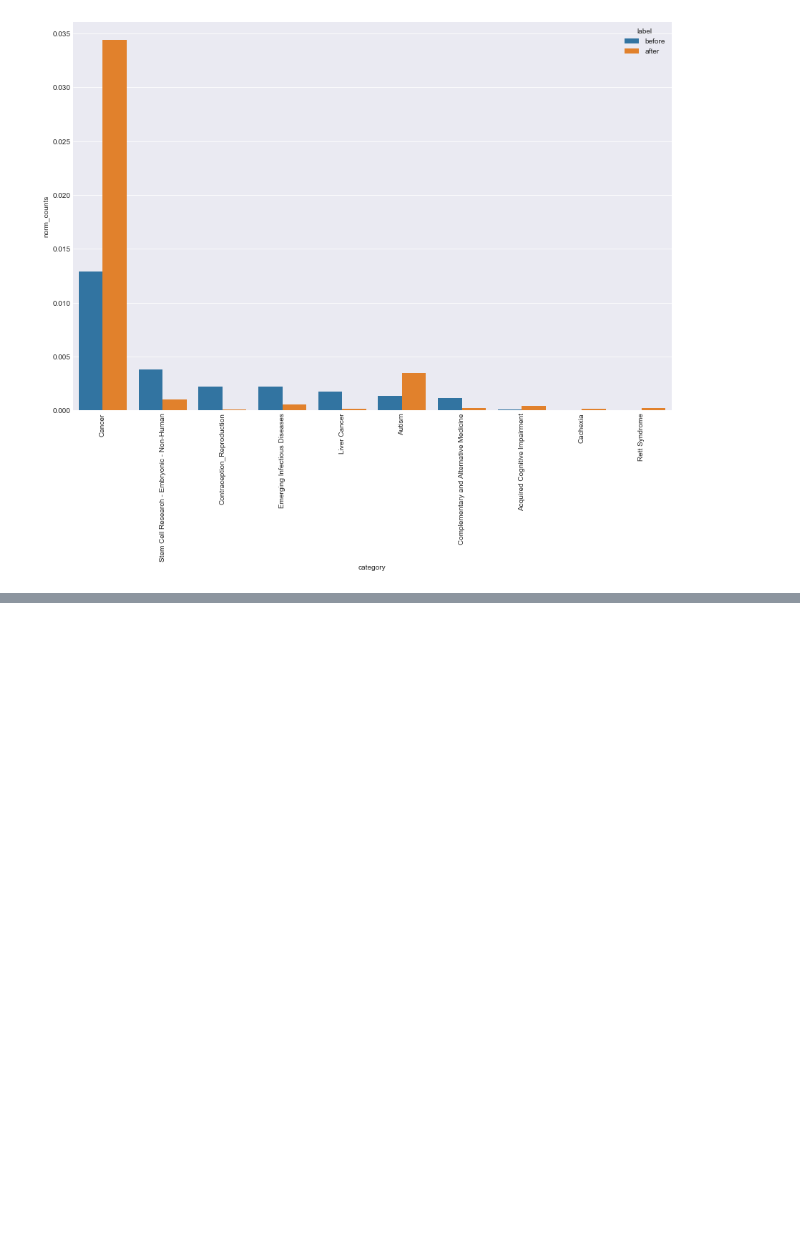
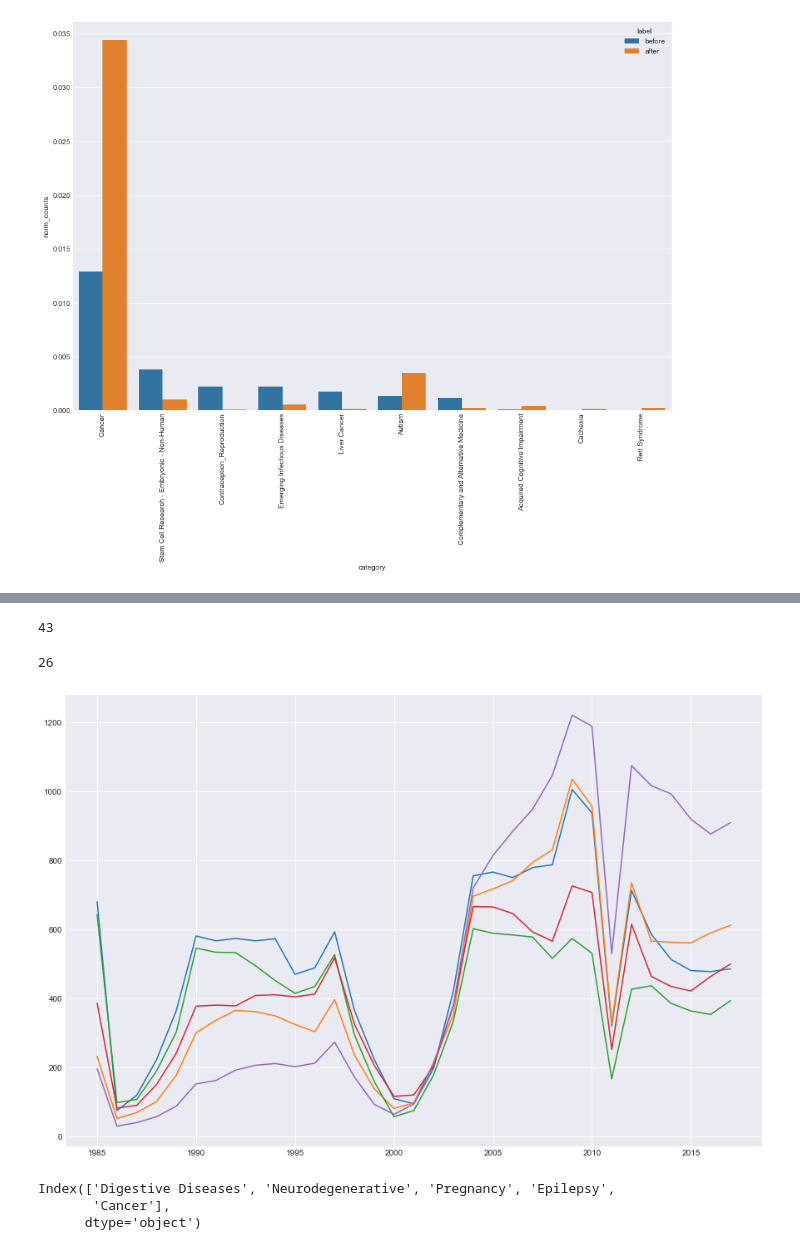
Before and after one commit to raom1/NIH-grants, a Jupyter notebook: funding_topic_analysis_2.ipynb, the cells around one changed output, grey strips where cells are left out. Cells and saved outputs as stored; diff of their text form; code cells hidden in the pictures; blank space fills up the shorter version.

```diff
--- a/funding_topic_analysis_2.ipynb
+++ b/funding_topic_analysis_2.ipynb
@@ -854,0 +906,24 @@ plt.show()
+# %%
+[ind for ind, cat in enumerate(DF_euclid.index) if cat == "Cancer"][0]
+# %% [output]
+43
+# %%
+out_of_box_ac_predict[43]
+# %% [output]
+26
+# %%
+cluster_26 = [ind for ind, val in enumerate(out_of_box_ac_predict) if val == 26]
+# %%
+fig, ax = plt.subplots(figsize=(15, 10))
+for cat in DF_euclid.iloc[cluster_26].index:
+    df = funded_R01_projects[funded_R01_projects.category == cat]
+    cats_per_year = df.groupby("FY").count()
+    plt.plot(cats_per_year[cats_per_year.index != 2018.0]["grant_num"])
+# %% [output]
+[figure, added]
+# %%
+DF_euclid.iloc[cluster_26].index
+# %% [output]
+Index(['Digestive Diseases', 'Neurodegenerative', 'Pregnancy', 'Epilepsy',
+       'Cancer'],
+      dtype='object')
```
Also changed, not shown: parts of 35 cells of this notebook.
